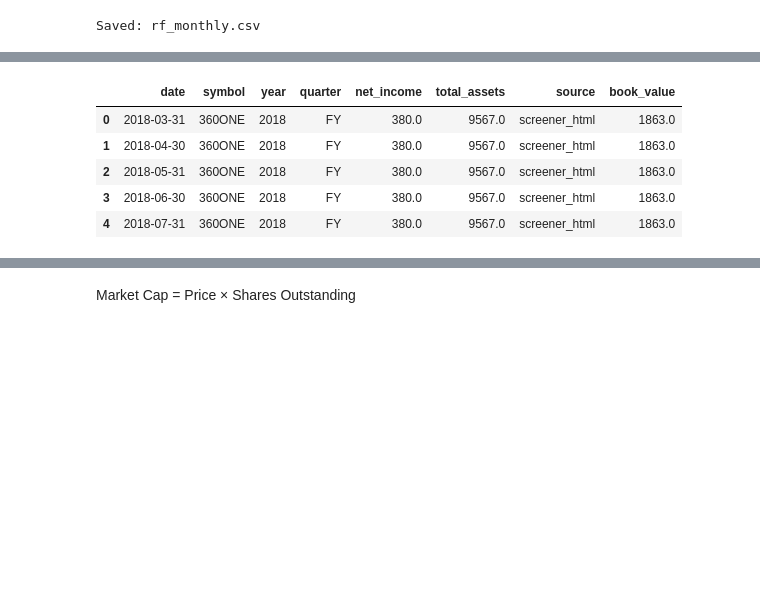
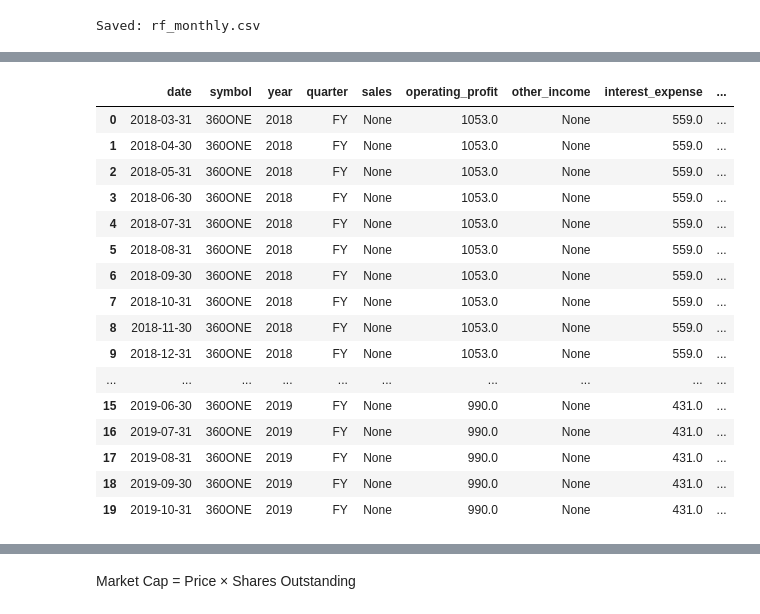
Before and after one commit to Jay-K28/Fama-French-model, a Jupyter notebook: notebooks/01_data_ingestion_and_cleaning.ipynb, the cells around one changed output, grey strips where cells are left out. Saved outputs shown, nothing was run; the diff lists cells and outputs as text; code cells hidden in the pictures; blank space fills up the shorter version.

Commit message:
Phase 1 completed after corrections and adding more variables from screener for improving accuracy as in Canonical FF

```diff
--- a/notebooks/01_data_ingestion_and_cleaning.ipynb
+++ b/notebooks/01_data_ingestion_and_cleaning.ipynb
@@ -1199,11 +1589,22 @@ fund_monthly = (
     .reset_index()
 )
 # %%
-fund_monthly.head()
+fund_monthly.head(20)
 # %% [output]
-|  | date | symbol | year | quarter | net_income | total_assets | source | book_value |
-| 0 | 2018-03-31 | 360ONE | 2018 | FY | 380.0 | 9567.0 | screener_html | 1863.0 |
-| 1 | 2018-04-30 | 360ONE | 2018 | FY | 380.0 | 9567.0 | screener_html | 1863.0 |
-| 2 | 2018-05-31 | 360ONE | 2018 | FY | 380.0 | 9567.0 | screener_html | 1863.0 |
-| 3 | 2018-06-30 | 360ONE | 2018 | FY | 380.0 | 9567.0 | screener_html | 1863.0 |
-| 4 | 2018-07-31 | 360ONE | 2018 | FY | 380.0 | 9567.0 | screener_html | 1863.0 |
+|  | date | symbol | year | quarter | sales | operating_profit | other_income | interest_expense | ... |
+| 0 | 2018-03-31 | 360ONE | 2018 | FY | None | 1053.0 | None | 559.0 | ... |
+| 1 | 2018-04-30 | 360ONE | 2018 | FY | None | 1053.0 | None | 559.0 | ... |
+| 2 | 2018-05-31 | 360ONE | 2018 | FY | None | 1053.0 | None | 559.0 | ... |
+| 3 | 2018-06-30 | 360ONE | 2018 | FY | None | 1053.0 | None | 559.0 | ... |
+| 4 | 2018-07-31 | 360ONE | 2018 | FY | None | 1053.0 | None | 559.0 | ... |
+| 5 | 2018-08-31 | 360ONE | 2018 | FY | None | 1053.0 | None | 559.0 | ... |
+| 6 | 2018-09-30 | 360ONE | 2018 | FY | None | 1053.0 | None | 559.0 | ... |
+| 7 | 2018-10-31 | 360ONE | 2018 | FY | None | 1053.0 | None | 559.0 | ... |
+| 8 | 2018-11-30 | 360ONE | 2018 | FY | None | 1053.0 | None | 559.0 | ... |
+| 9 | 2018-12-31 | 360ONE | 2018 | FY | None | 1053.0 | None | 559.0 | ... |
+| ... | ... | ... | ... | ... | ... | ... | ... | ... | ... |
+| 15 | 2019-06-30 | 360ONE | 2019 | FY | None | 990.0 | None | 431.0 | ... |
+| 16 | 2019-07-31 | 360ONE | 2019 | FY | None | 990.0 | None | 431.0 | ... |
+| 17 | 2019-08-31 | 360ONE | 2019 | FY | None | 990.0 | None | 431.0 | ... |
+| 18 | 2019-09-30 | 360ONE | 2019 | FY | None | 990.0 | None | 431.0 | ... |
+| 19 | 2019-10-31 | 360ONE | 2019 | FY | None | 990.0 | None | 431.0 | ... |
```
Also changed, not shown: parts of 89 cells of this notebook, 24 other files.
